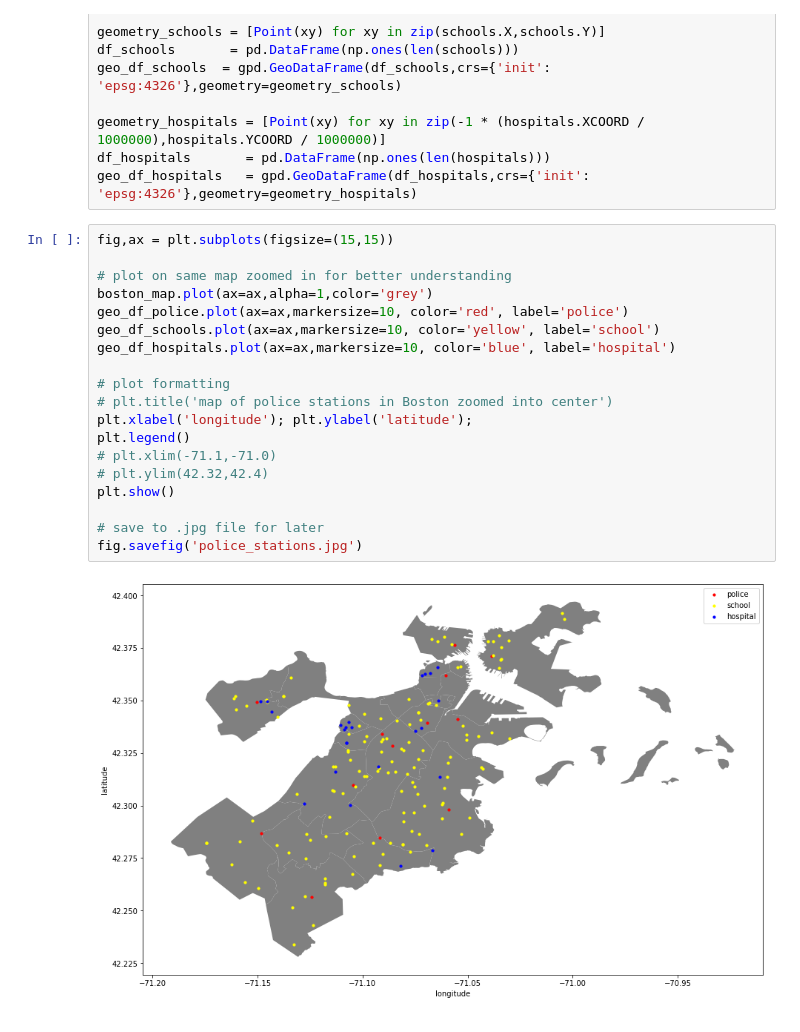
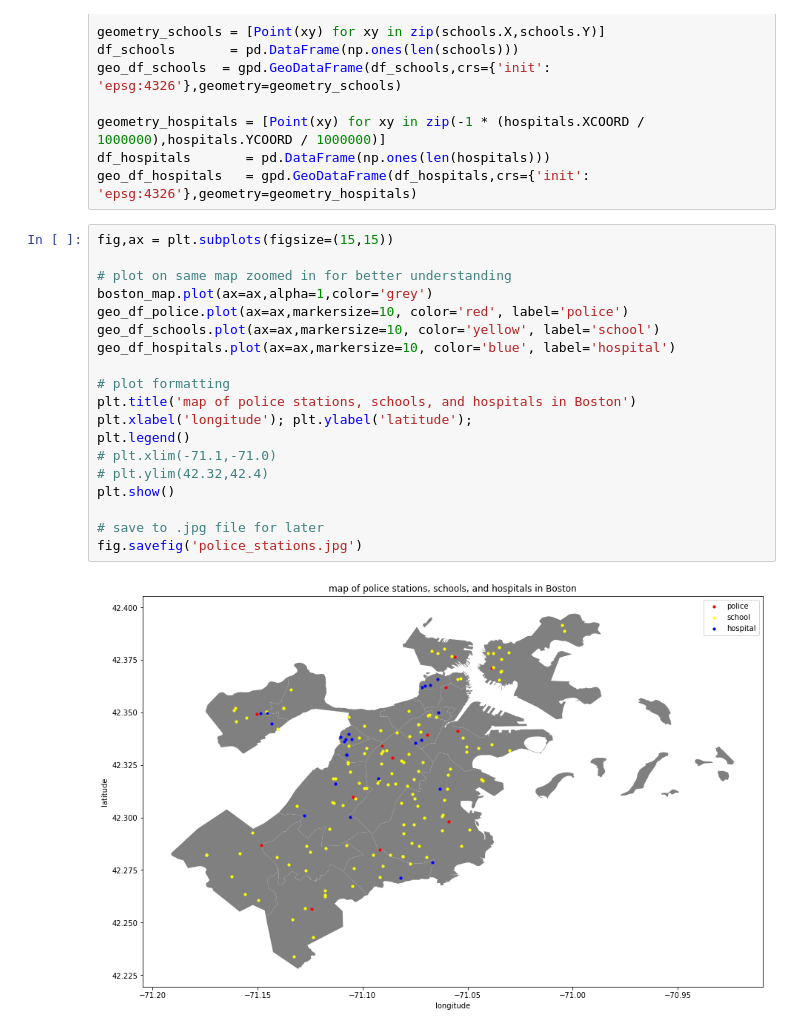
Before and after one commit to cs109a-crime/cs109a-crime.github.io, a Jupyter notebook: notebooks/data_exploration.ipynb, the cells around one changed output. Saved outputs shown, nothing was run; the diff lists cells and outputs as text.

```diff
--- a/notebooks/data_exploration.ipynb
+++ b/notebooks/data_exploration.ipynb
@@ -149,21 +149,21 @@ geo_df_hospitals   = gpd.GeoDataFrame(df_hospitals,crs={'init': 'epsg:4326'},geo
 # %%
 fig,ax = plt.subplots(figsize=(15,15))
 
 # plot on same map zoomed in for better understanding
 boston_map.plot(ax=ax,alpha=1,color='grey')
 geo_df_police.plot(ax=ax,markersize=10, color='red', label='police')
 geo_df_schools.plot(ax=ax,markersize=10, color='yellow', label='school')
 geo_df_hospitals.plot(ax=ax,markersize=10, color='blue', label='hospital')
 
 # plot formatting
-# plt.title('map of police stations in Boston zoomed into center')
+plt.title('map of police stations, schools, and hospitals in Boston')
 plt.xlabel('longitude'); plt.ylabel('latitude');
 plt.legend()
 # plt.xlim(-71.1,-71.0)
 # plt.ylim(42.32,42.4)
 plt.show()
 
 # save to .jpg file for later
 fig.savefig('police_stations.jpg')
 # %% [output]
-[figure, old version]
+[figure, new version]
```
Also changed, not shown: 2 other files.
